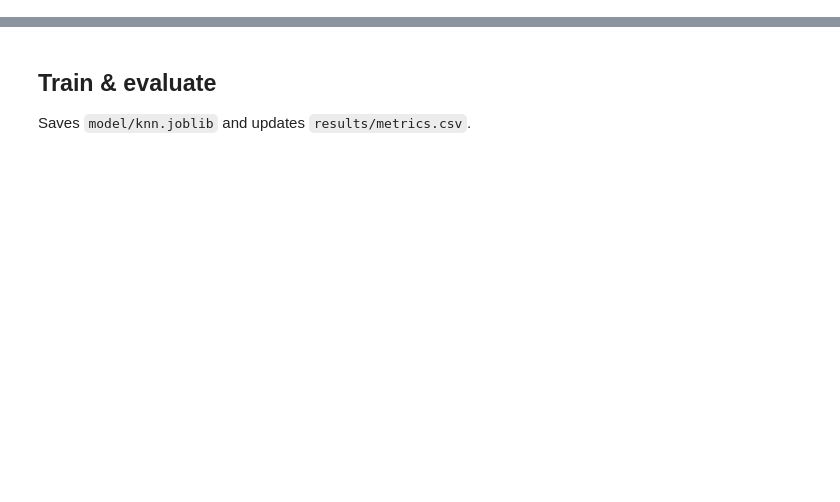
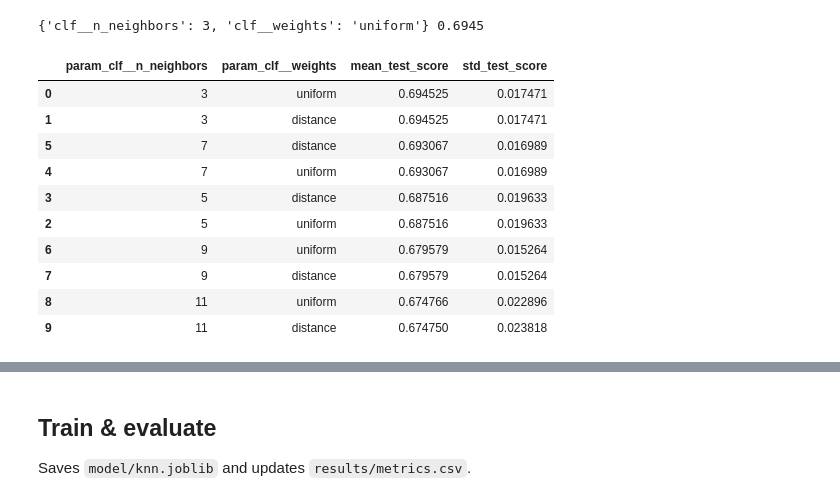
Before and after one commit to csrathour83/credit-card-churn-prediction-ML-A2, a Jupyter notebook: notebooks/03_knn.ipynb, the cells around one changed output, grey strips where cells are left out. Saved outputs shown, nothing was run; the diff lists cells and outputs as text; code cells hidden in the pictures; blank space fills up the shorter version.

```diff
--- a/notebooks/03_knn.ipynb
+++ b/notebooks/03_knn.ipynb
@@ -20,0 +24,28 @@ model = KNeighborsClassifier(n_neighbors=5)
+# %%
+X_train, _, y_train, _ = get_train_test()
+pipe = Pipeline([("prep", build_preprocessor(X_train)), ("clf", KNeighborsClassifier())])
+
+grid = GridSearchCV(
+    pipe,
+    {"clf__n_neighbors": [3, 5, 7, 9, 11, 15, 21], "clf__weights": ["uniform", "distance"]},
+    scoring="f1",
+    cv=StratifiedKFold(5, shuffle=True, random_state=SEED),
+)
+grid.fit(X_train, y_train)
+
+print(grid.best_params_, round(grid.best_score_, 4))
+pd.DataFrame(grid.cv_results_)[["param_clf__n_neighbors", "param_clf__weights", "mean_test_score", "std_test_score"]] \
+    .sort_values("mean_test_score", ascending=False).head(10)
+# %% [output]
+{'clf__n_neighbors': 3, 'clf__weights': 'uniform'} 0.6945
+|  | param_clf__n_neighbors | param_clf__weights | mean_test_score | std_test_score |
+| 0 | 3 | uniform | 0.694525 | 0.017471 |
+| 1 | 3 | distance | 0.694525 | 0.017471 |
+| 5 | 7 | distance | 0.693067 | 0.016989 |
+| 4 | 7 | uniform | 0.693067 | 0.016989 |
+| 3 | 5 | distance | 0.687516 | 0.019633 |
+| 2 | 5 | uniform | 0.687516 | 0.019633 |
+| 6 | 9 | uniform | 0.679579 | 0.015264 |
+| 7 | 9 | distance | 0.679579 | 0.015264 |
+| 8 | 11 | uniform | 0.674766 | 0.022896 |
+| 9 | 11 | distance | 0.674750 | 0.023818 |
```
Also changed, not shown: parts of 12 cells of this notebook, 11 other files.
